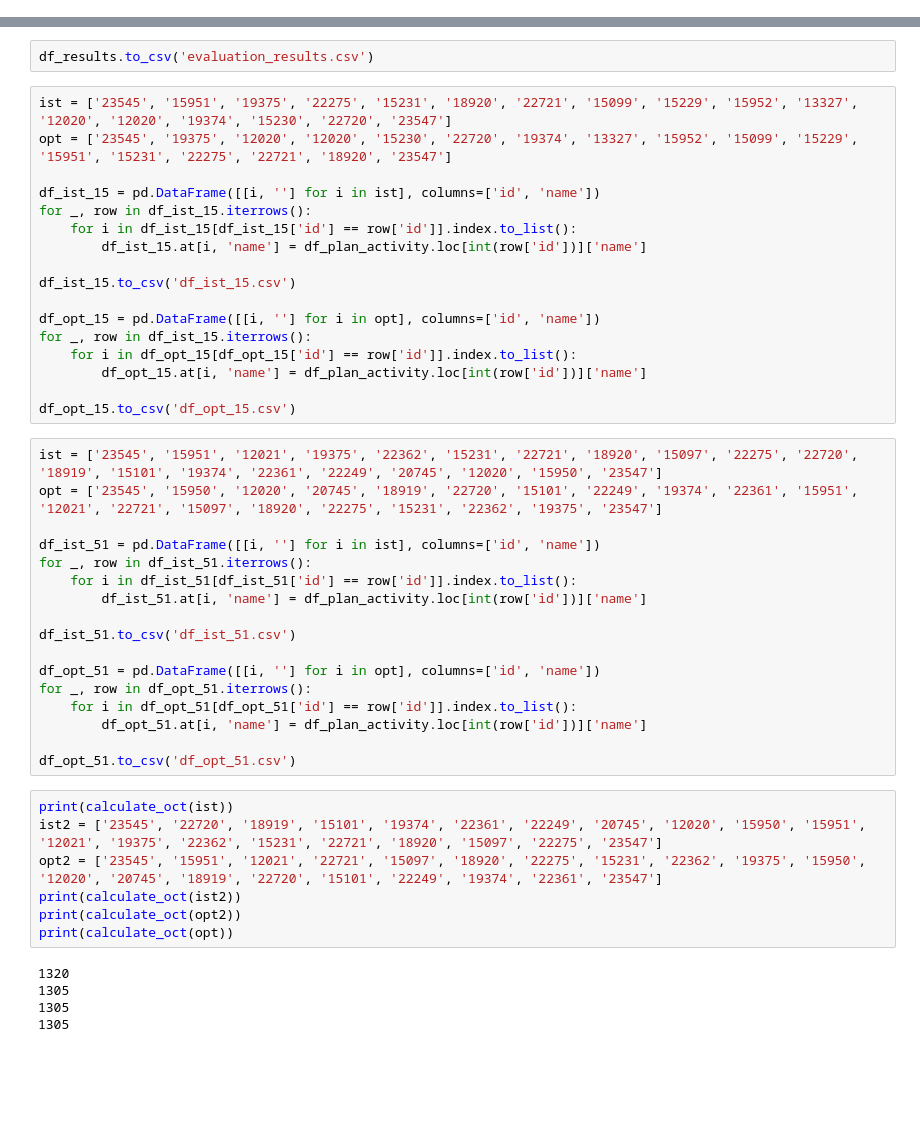
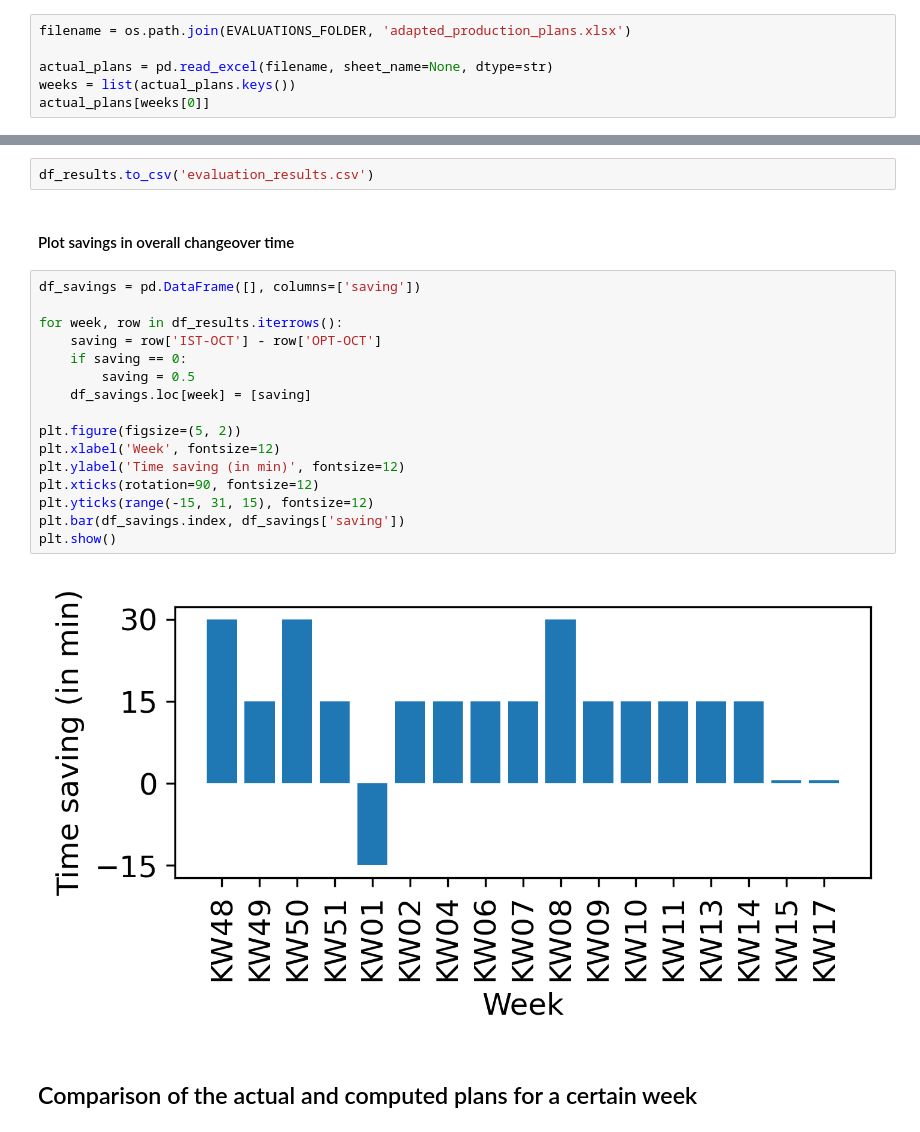
Before and after one commit to dim35216/product-ordering, a Jupyter notebook: src/evaluation/evaluation.ipynb, the cells around one changed output, grey strips where cells are left out. Drawn from its saved outputs; the diff is of its cells as text; blank space fills up the shorter version.

```diff
--- a/src/evaluation/evaluation.ipynb
+++ b/src/evaluation/evaluation.ipynb
@@ -36,0 +19,6 @@ dict_dfs[list(dict_dfs.keys())[0]]
+# %%
+filename = os.path.join(EVALUATIONS_FOLDER, 'adapted_production_plans.xlsx')
+
+actual_plans = pd.read_excel(filename, sheet_name=None, dtype=str)
+weeks = list(actual_plans.keys())
+actual_plans[weeks[0]]
@@ -160,48 +187,24 @@ KW: KW17
 # %%
 df_results.to_csv('evaluation_results.csv')
-# %%
-ist = ['23545', '15951', '19375', '22275', '15231', '18920', '22721', '15099', '15229', '15952', '13327', '12020', '12020', '19374', '15230', '22720', '23547']
-opt = ['23545', '19375', '12020', '12020', '15230', '22720', '19374', '13327', '15952', '15099', '15229', '15951', '15231', '22275', '22721', '18920', '23547']
-
-df_ist_15 = pd.DataFrame([[i, ''] for i in ist], columns=['id', 'name'])
-for _, row in df_ist_15.iterrows():
-    for i in df_ist_15[df_ist_15['id'] == row['id']].index.to_list():
-        df_ist_15.at[i, 'name'] = df_plan_activity.loc[int(row['id'])]['name']
-
-df_ist_15.to_csv('df_ist_15.csv')
-
-df_opt_15 = pd.DataFrame([[i, ''] for i in opt], columns=['id', 'name'])
-for _, row in df_ist_15.iterrows():
-    for i in df_opt_15[df_opt_15['id'] == row['id']].index.to_list():
-        df_opt_15.at[i, 'name'] = df_plan_activity.loc[int(row['id'])]['name']
-
-df_opt_15.to_csv('df_opt_15.csv')
-# %%
-ist = ['23545', '15951', '12021', '19375', '22362', '15231', '22721', '18920', '15097', '22275', '22720', '18919', '15101', '19374', '22361', '22249', '20745', '12020', '15950', '23547']
-opt = ['23545', '15950', '12020', '20745', '18919', '22720', '15101', '22249', '19374', '22361', '15951', '12021', '22721', '15097', '18920', '22275', '15231', '22362', '19375', '23547']
-
-df_ist_51 = pd.DataFrame([[i, ''] for i in ist], columns=['id', 'name'])
-for _, row in df_ist_51.iterrows():
-    for i in df_ist_51[df_ist_51['id'] == row['id']].index.to_list():
-        df_ist_51.at[i, 'name'] = df_plan_activity.loc[int(row['id'])]['name']
-
-df_ist_51.to_csv('df_ist_51.csv')
-
-df_opt_51 = pd.DataFrame([[i, ''] for i in opt], columns=['id', 'name'])
-for _, row in df_opt_51.iterrows():
-    for i in df_opt_51[df_opt_51['id'] == row['id']].index.to_list():
-        df_opt_51.at[i, 'name'] = df_plan_activity.loc[int(row['id'])]['name']
-
-df_opt_51.to_csv('df_opt_51.csv')
-# %%
-print(calculate_oct(ist))
-ist2 = ['23545', '22720', '18919', '15101', '19374', '22361', '22249', '20745', '12020', '15950', '15951', '12021', '19375', '22362', '15231', '22721', '18920', '15097', '22275', '23547']
-opt2 = ['23545', '15951', '12021', '22721', '15097', '18920', '22275', '15231', '22362', '19375', '15950', '12020', '20745', '18919', '22720', '15101', '22249', '19374', '22361', '23547']
-print(calculate_oct(ist2))
-print(calculate_oct(opt2))
-print(calculate_oct(opt))
-# %% [output]
-1320
-1305
-1305
-1305
+# %% [markdown]
+#### Plot savings in overall changeover time
+# %%
+df_savings = pd.DataFrame([], columns=['saving'])
+
+for week, row in df_results.iterrows():
+    saving = row['IST-OCT'] - row['OPT-OCT']
+    if saving == 0:
+        saving = 0.5
+    df_savings.loc[week] = [saving]
+
+plt.figure(figsize=(5, 2))
+plt.xlabel('Week', fontsize=12)
+plt.ylabel('Time saving (in min)', fontsize=12)
+plt.xticks(rotation=90, fontsize=12)
+plt.yticks(range(-15, 31, 15), fontsize=12)
+plt.bar(df_savings.index, df_savings['saving'])
+plt.show()
+# %% [output]
+[figure, added]
+# %% [markdown]
+## Comparison of the actual and computed plans for a certain week
```
Also changed, not shown: parts of 15 cells of this notebook, 10 other files.
